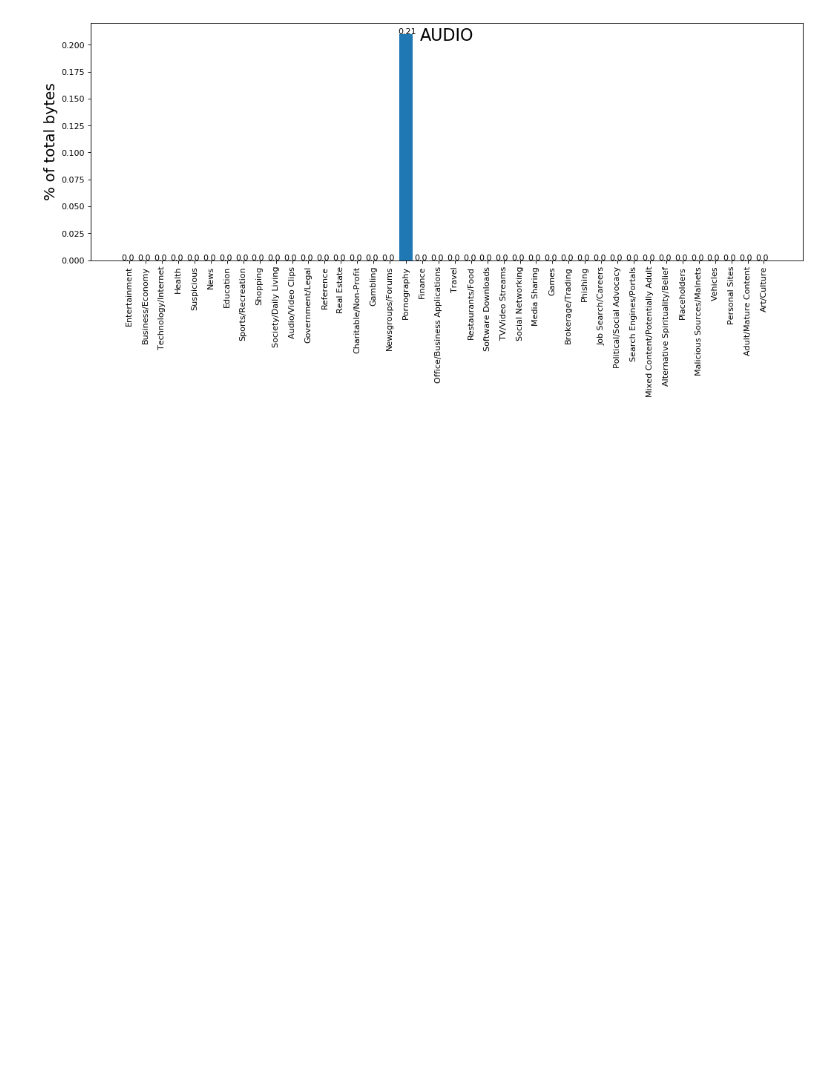
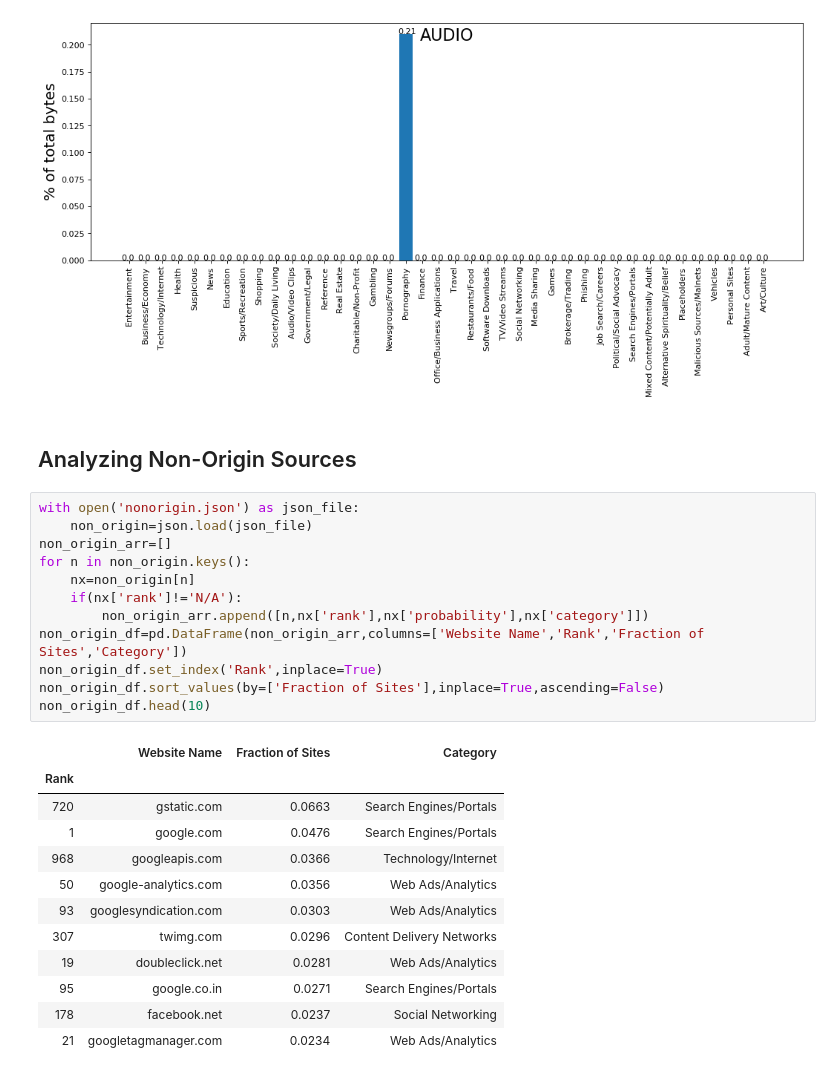
Before and after one commit to nirmalhk7/Web-Complexity-Analysis, a Jupyter notebook: glimpse.ipynb, the cells around one changed output. Drawn from its saved outputs; the diff is of its cells as text; blank space fills up the shorter version.

Commit message:
Non Origin Analysis
Signed-off-by: Nirmal Khedkar <nirmalhk7@gmail.com>

```diff
--- a/glimpse.ipynb
+++ b/glimpse.ipynb
@@ -201,3 +213,30 @@ for mime in mbc.keys():
 [figure]
 [figure]
 [figure]
+# %% [markdown]
+## Analyzing Non-Origin Sources
+# %%
+with open('nonorigin.json') as json_file:
+    non_origin=json.load(json_file)
+non_origin_arr=[]
+for n in non_origin.keys():
+    nx=non_origin[n]
+    if(nx['rank']!='N/A'):
+        non_origin_arr.append([n,nx['rank'],nx['probability'],nx['category']])
+non_origin_df=pd.DataFrame(non_origin_arr,columns=['Website Name','Rank','Fraction of Sites','Category'])
+non_origin_df.set_index('Rank',inplace=True)
+non_origin_df.sort_values(by=['Fraction of Sites'],inplace=True,ascending=False)
+non_origin_df.head(10)
+# %% [output]
+|  | Website Name | Fraction of Sites | Category |
+| Rank |  |  |  |
+| 720 | gstatic.com | 0.0663 | Search Engines/Portals |
+| 1 | google.com | 0.0476 | Search Engines/Portals |
+| 968 | googleapis.com | 0.0366 | Technology/Internet |
+| 50 | google-analytics.com | 0.0356 | Web Ads/Analytics |
+| 93 | googlesyndication.com | 0.0303 | Web Ads/Analytics |
+| 307 | twimg.com | 0.0296 | Content Delivery Networks |
+| 19 | doubleclick.net | 0.0281 | Web Ads/Analytics |
+| 95 | google.co.in | 0.0271 | Search Engines/Portals |
+| 178 | facebook.net | 0.0237 | Social Networking |
+| 21 | googletagmanager.com | 0.0234 | Web Ads/Analytics |
```
Also changed, not shown: parts of 1 cell of this notebook, 5 other files.
